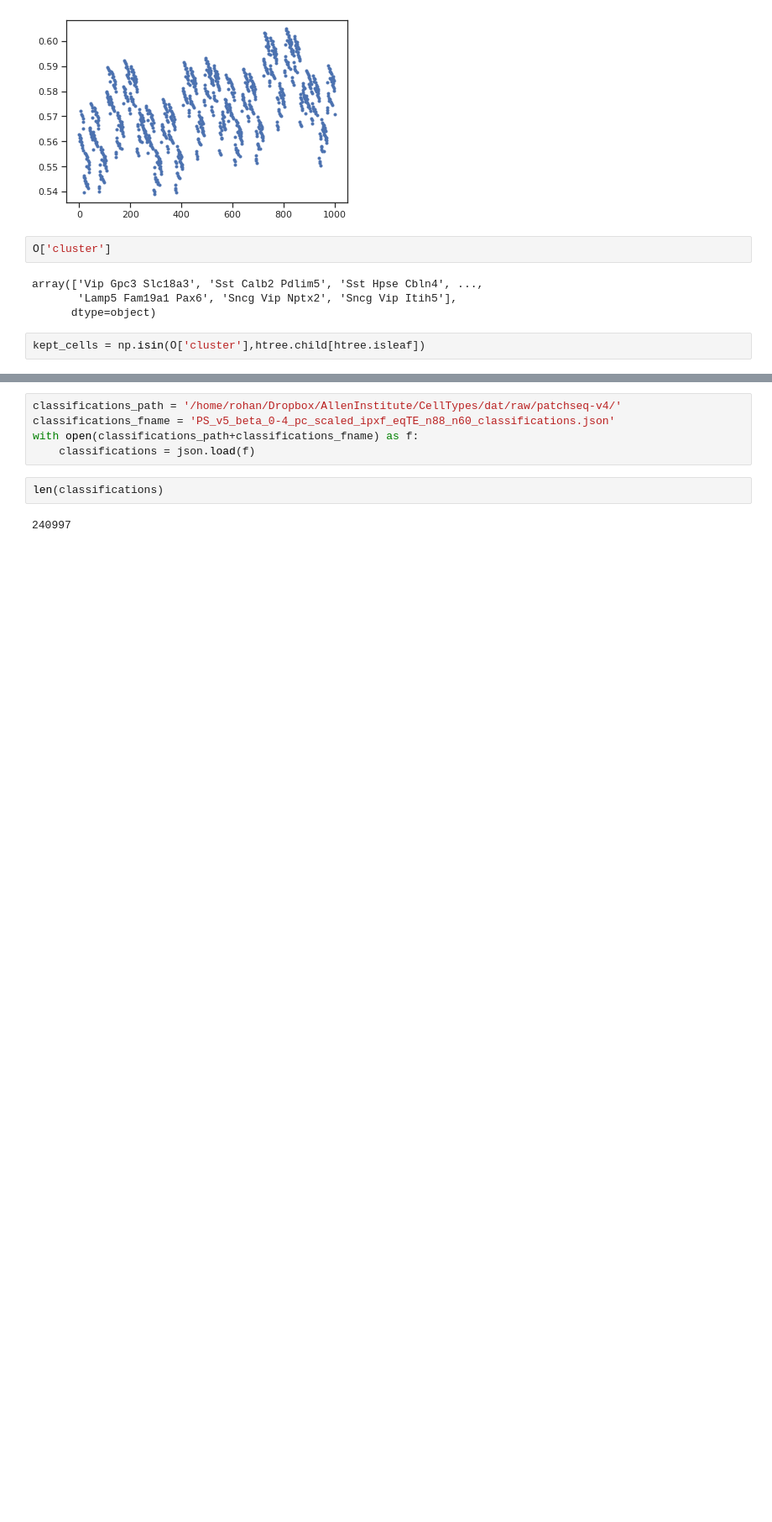
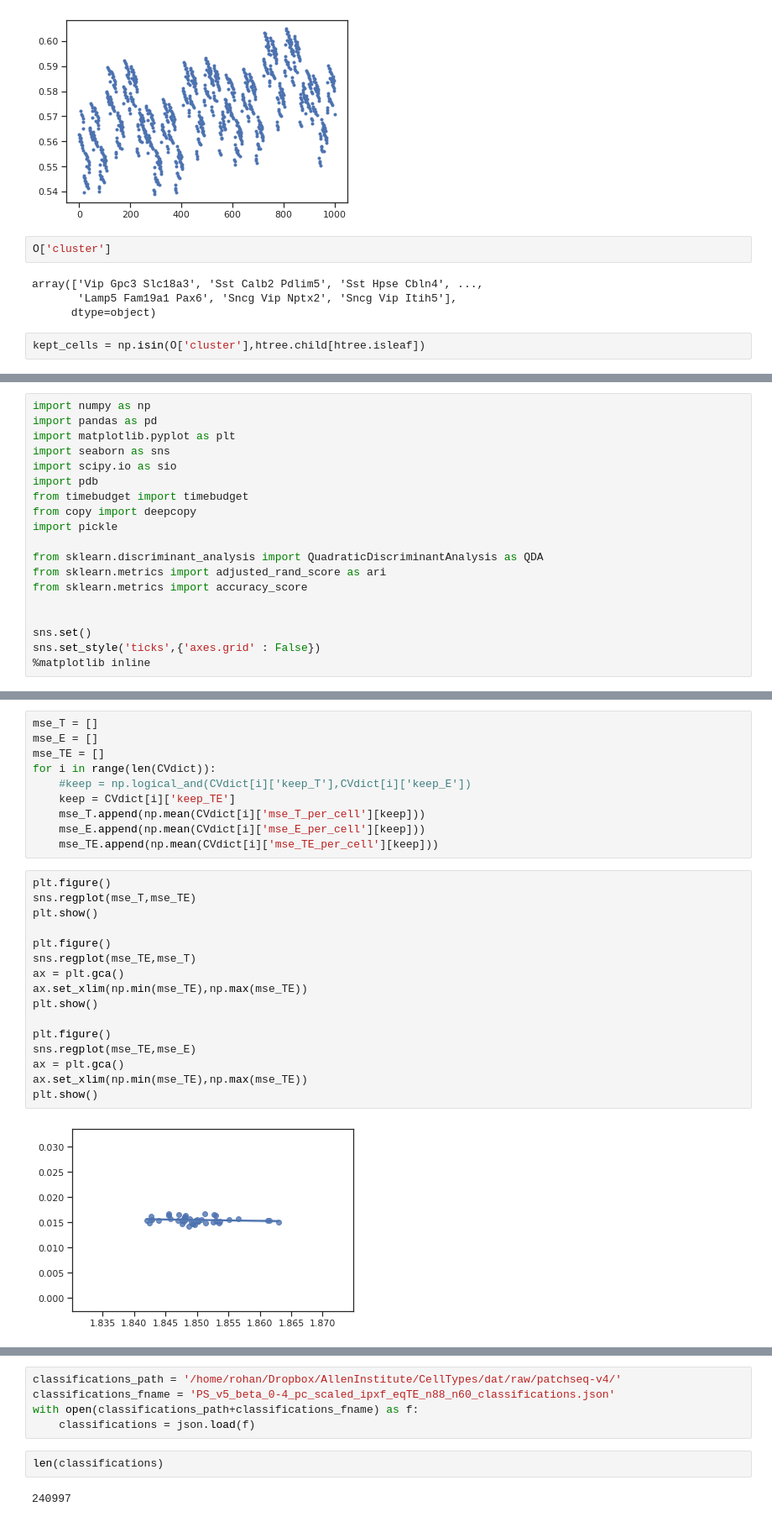
Before and after one commit to AllenInstitute/coupledAE-patchseq, a Jupyter notebook: analysis_baselines.ipynb, the cells around one changed output, grey strips where cells are left out. Shown at 84% size. Drawn from its saved outputs; the diff is of its cells as text; blank space fills up the shorter version.

```diff
--- a/analysis_baselines.ipynb
+++ b/analysis_baselines.ipynb
@@ -883,0 +935,19 @@ kept_cells = np.isin(O['cluster'],htree.child[htree.isleaf])
+# %%
+import numpy as np
+import pandas as pd
+import matplotlib.pyplot as plt
+import seaborn as sns
+import scipy.io as sio
+import pdb
+from timebudget import timebudget
+from copy import deepcopy
+import pickle
+
+from sklearn.discriminant_analysis import QuadraticDiscriminantAnalysis as QDA
+from sklearn.metrics import adjusted_rand_score as ari
+from sklearn.metrics import accuracy_score
+
+
+sns.set()
+sns.set_style('ticks',{'axes.grid' : False})
+%matplotlib inline
@@ -883,0 +996,28 @@ kept_cells = np.isin(O['cluster'],htree.child[htree.isleaf])
+# %%
+mse_T = []
+mse_E = []
+mse_TE = []
+for i in range(len(CVdict)):
+    #keep = np.logical_and(CVdict[i]['keep_T'],CVdict[i]['keep_E'])
+    keep = CVdict[i]['keep_TE']
+    mse_T.append(np.mean(CVdict[i]['mse_T_per_cell'][keep]))
+    mse_E.append(np.mean(CVdict[i]['mse_E_per_cell'][keep]))
+    mse_TE.append(np.mean(CVdict[i]['mse_TE_per_cell'][keep]))
+# %%
+plt.figure()
+sns.regplot(mse_T,mse_TE)
+plt.show()
+
+plt.figure()
+sns.regplot(mse_TE,mse_T)
+ax = plt.gca()
+ax.set_xlim(np.min(mse_TE),np.max(mse_TE))
+plt.show()
+
+plt.figure()
+sns.regplot(mse_TE,mse_E)
+ax = plt.gca()
+ax.set_xlim(np.min(mse_TE),np.max(mse_TE))
+plt.show()
+# %% [output]
+[figure, added]
```
Also changed, not shown: parts of 52 cells of this notebook, 3 other files.
